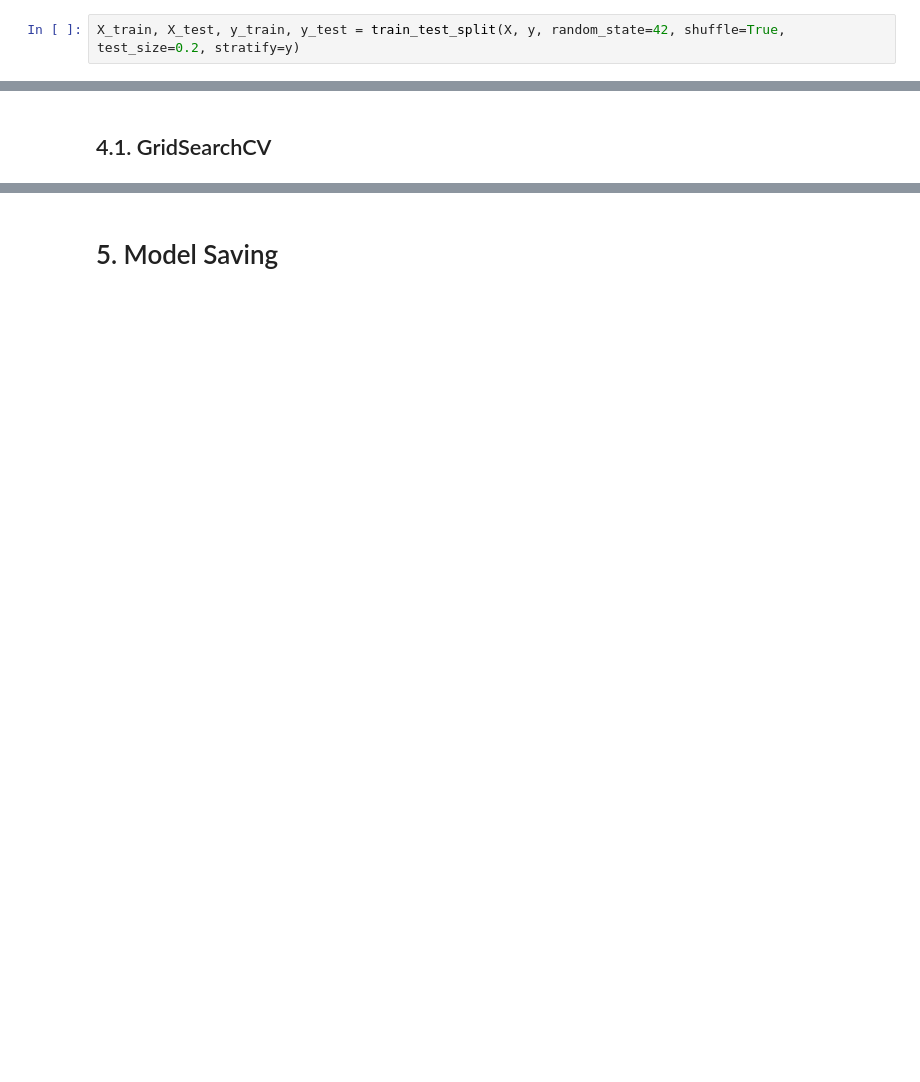
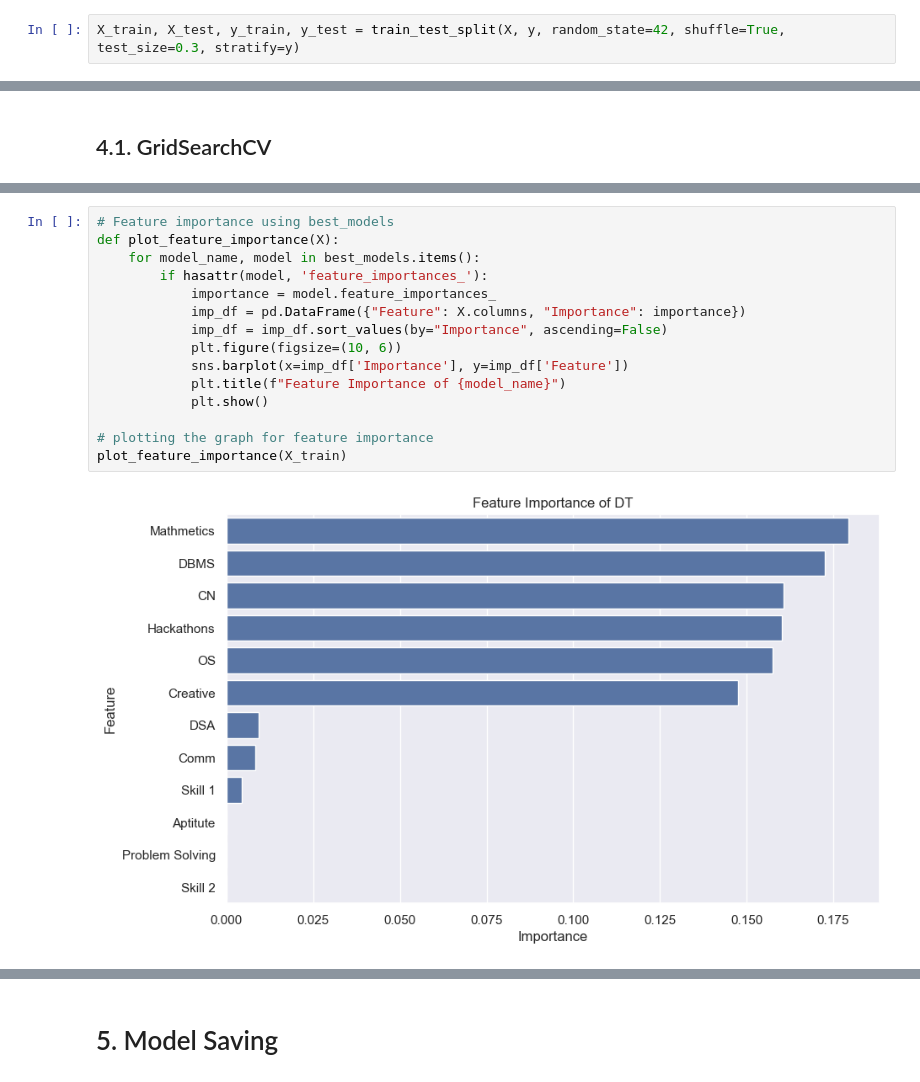
Before and after one commit to jaswanthlsvyj/Student-Job-Profile-Suggester, a Jupyter notebook: Code/suggester.ipynb, the cells around one changed output, grey strips where cells are left out. Cells and saved outputs as stored; diff of their text form; blank space fills up the shorter version.

```diff
--- a/Code/suggester.ipynb
+++ b/Code/suggester.ipynb
@@ -340,2 +305,2 @@ Name: Profile, dtype: int64
 # %%
-X_train, X_test, y_train, y_test = train_test_split(X, y, random_state=42, shuffle=True, test_size=0.2, stratify=y)
+X_train, X_test, y_train, y_test = train_test_split(X, y, random_state=42, shuffle=True, test_size=0.3, stratify=y)
@@ -497,0 +417,17 @@ best_models_grid = optimize_models_grid(X_train, y_train)
+# %%
+# Feature importance using best_models
+def plot_feature_importance(X):
+    for model_name, model in best_models.items():
+        if hasattr(model, 'feature_importances_'):
+            importance = model.feature_importances_
+            imp_df = pd.DataFrame({"Feature": X.columns, "Importance": importance})
+            imp_df = imp_df.sort_values(by="Importance", ascending=False)
+            plt.figure(figsize=(10, 6))
+            sns.barplot(x=imp_df['Importance'], y=imp_df['Feature'])
+            plt.title(f"Feature Importance of {model_name}")
+            plt.show()
+
+# plotting the graph for feature importance
+plot_feature_importance(X_train)
+# %% [output]
+[figure, added]
```
Also changed, not shown: parts of 31 cells of this notebook, 13 other files.
